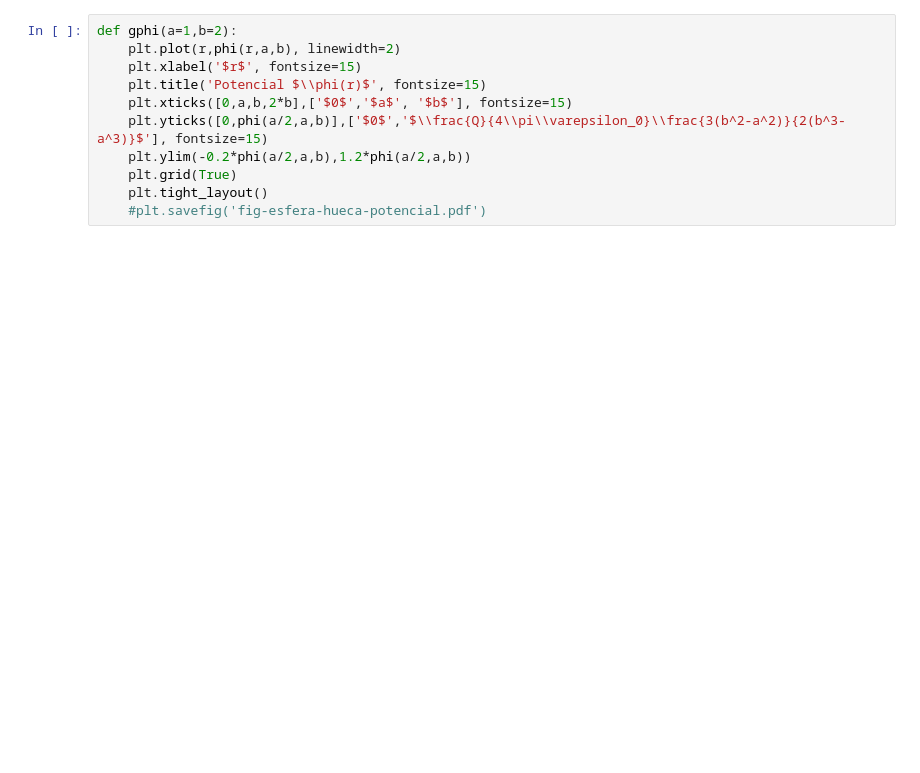
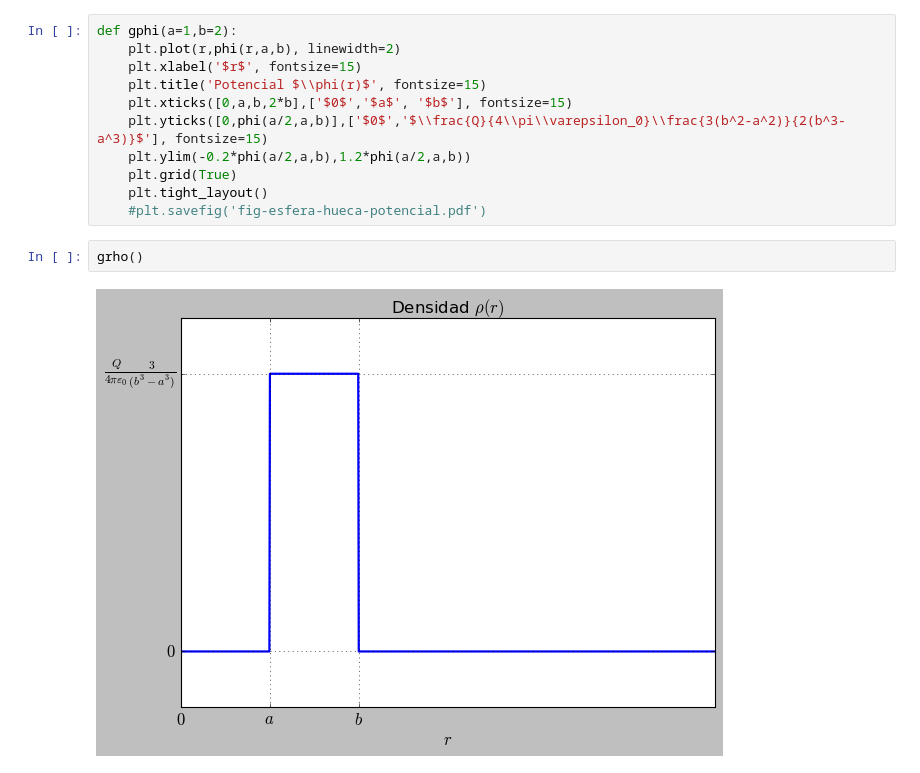
Before and after one commit to gfrubi/electrodinamica, a Jupyter notebook: notebooks/esfera-cargada.ipynb, the cells around one changed output. Saved outputs shown, nothing was run; the diff lists cells and outputs as text; blank space fills up the shorter version.

```diff
--- a/notebooks/esfera-cargada.ipynb
+++ b/notebooks/esfera-cargada.ipynb
@@ -59,3 +59,7 @@ def gphi(a=1,b=2):
     plt.grid(True)
     plt.tight_layout()
     #plt.savefig('fig-esfera-hueca-potencial.pdf')
+# %%
+grho()
+# %% [output]
+[figure, added]
```
Also changed, not shown: parts of 7 cells of this notebook, 2 other files.
